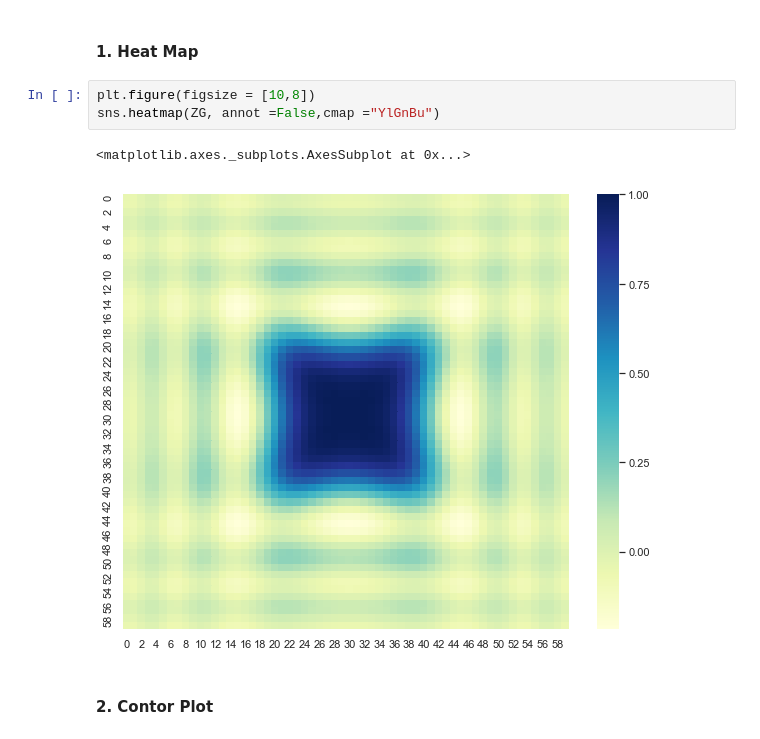
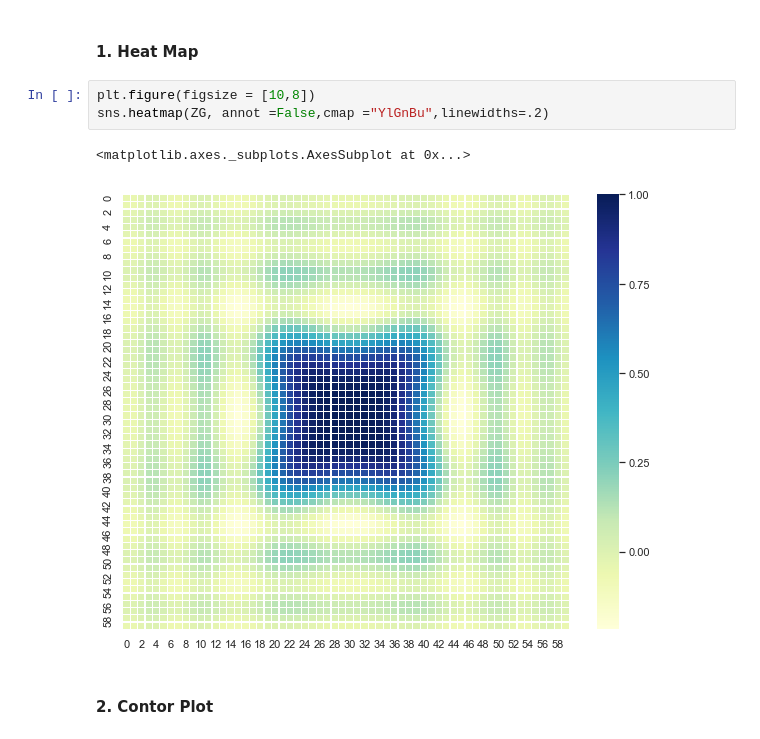
Before and after one commit to npshub/numpy, a Jupyter notebook: 3.Meshgrid.ipynb, the cells around one changed output. Cells and saved outputs as stored; diff of their text form.

```diff
--- a/3.Meshgrid.ipynb
+++ b/3.Meshgrid.ipynb
@@ -67,10 +67,10 @@ ZG = np.sin(XG**2 + YG**2)*np.cos(XG**2 - YG**2) / (XG**2 + YG**2)
 #### 1. Heat Map
 # %%
 plt.figure(figsize = [10,8])
-sns.heatmap(ZG, annot =False,cmap ="YlGnBu")
+sns.heatmap(ZG, annot =False,cmap ="YlGnBu",linewidths=.2)
 # %% [output]
 <matplotlib.axes._subplots.AxesSubplot at 0x...>
-[figure, old version]
+[figure, new version]
 # %% [markdown]
 #### 2. Contor Plot
 # %%
```
Also changed, not shown: 2 other files.
